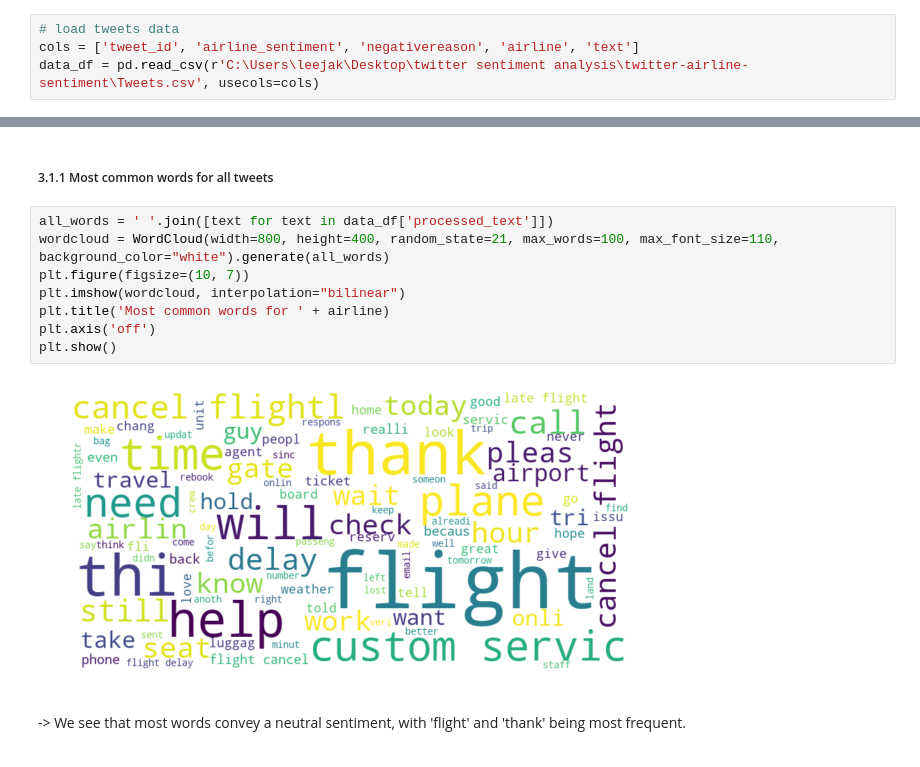
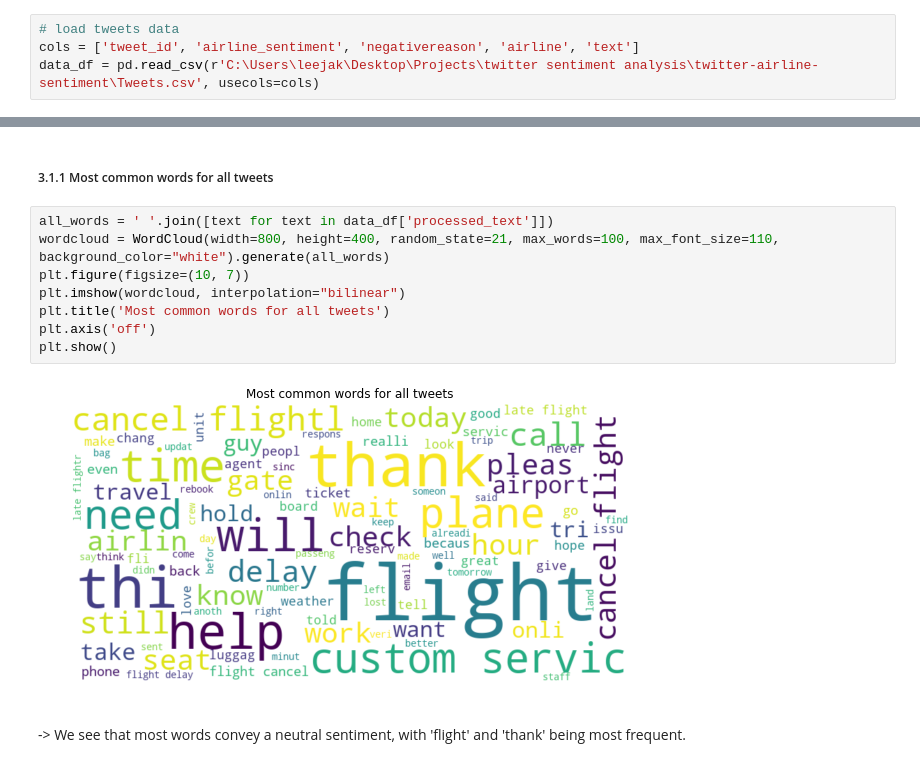
Before and after one commit to jakejinwlee/data-science-projects, a Jupyter notebook: Twitter Sentiment Analysis.ipynb, the cells around one changed output, grey strips where cells are left out. Drawn from its saved outputs; the diff is of its cells as text.

Commit message:
Update Twitter Sentiment Analysis.ipynb
Added plot titles

```diff
--- a/Twitter Sentiment Analysis.ipynb
+++ b/Twitter Sentiment Analysis.ipynb
@@ -32,7 +32,7 @@ Let's load our data and perform a quick eye-check:
 # %%
 # load tweets data
 cols = ['tweet_id', 'airline_sentiment', 'negativereason', 'airline', 'text']
-data_df = pd.read_csv(r'C:\Users\leejak\Desktop\twitter sentiment analysis\twitter-airline-sentiment\Tweets.csv', usecols=cols)
+data_df = pd.read_csv(r'C:\Users\leejak\Desktop\Projects\twitter sentiment analysis\twitter-airline-sentiment\Tweets.csv', usecols=cols)
 # %%
 # Basic information
 data_df.info(verbose=True, null_counts=True)
@@ -172,13 +172,13 @@ To visualize common words, we will create wordclouds - a collection of words whe
 # %%
 all_words = ' '.join([text for text in data_df['processed_text']])
 wordcloud = WordCloud(width=800, height=400, random_state=21, max_words=100, max_font_size=110, background_color="white").generate(all_words)
 plt.figure(figsize=(10, 7))
 plt.imshow(wordcloud, interpolation="bilinear")
-plt.title('Most common words for ' + airline)
+plt.title('Most common words for all tweets')
 plt.axis('off')
 plt.show()
 # %% [output]
-[figure, old version]
+[figure, new version]
 # %% [markdown]
 -> We see that most words convey a neutral sentiment, with 'flight' and 'thank' being most frequent.
 # %% [markdown]
```
Also changed, not shown: parts of 3 cells of this notebook.
